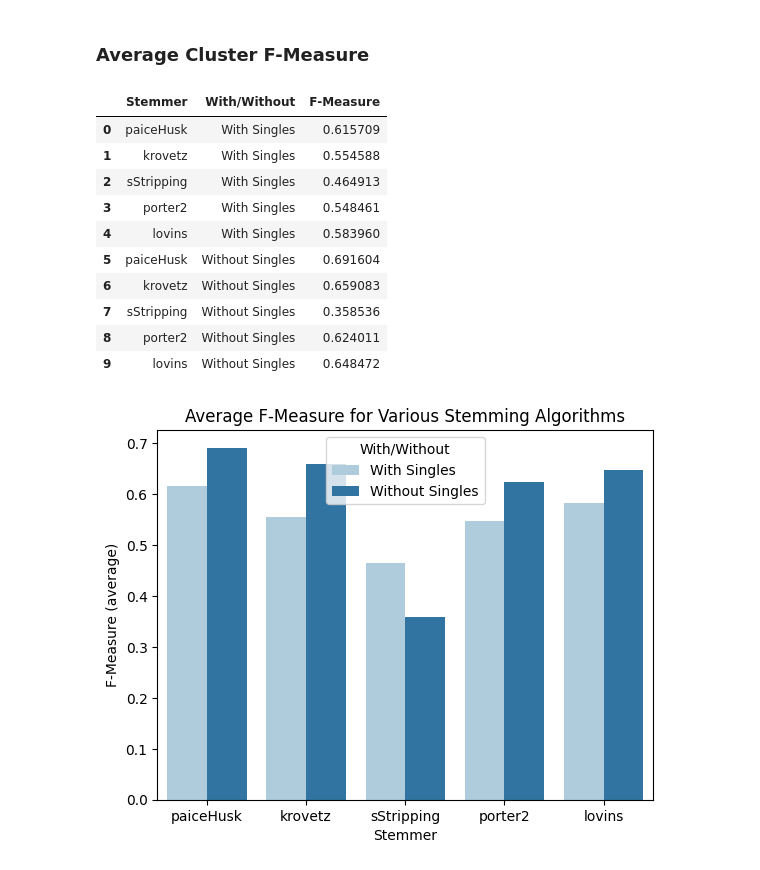
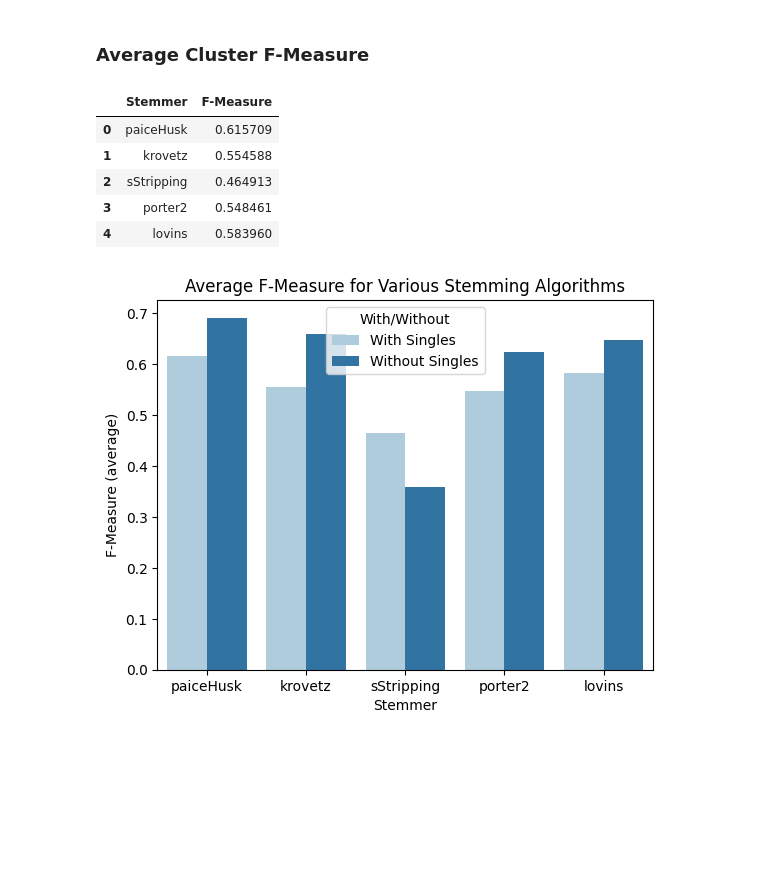
Before and after one commit to Axiomatic314/Stemming, a Jupyter notebook: wikt.ipynb, the cells around one changed output. Drawn from its saved outputs; the diff is of its cells as text; code cells hidden in the pictures; blank space fills up the shorter version.

```diff
--- a/wikt.ipynb
+++ b/wikt.ipynb
@@ -195,28 +195,23 @@ after = [paiceHusk_after_cluster_fmeasures, krovetz_after_cluster_fmeasures, sSt
 # %%
 averages = list()
 for stemmer in before:
     averages.append(stemmer.mean())
-for stemmer in after:
-    averages.append(stemmer.mean())
+# for stemmer in after:
+    # averages.append(stemmer.mean())
 
 data = {
-    "Stemmer" : labels[1:]*2,
-    "With/Without" : ["With Singles"]*5 + ["Without Singles"]*5,
+    "Stemmer" : labels[1:],
+    # "With/Without" : ["With Singles"]*5 + ["Without Singles"]*5,
     "F-Measure" : averages
 }
 
 average_fmeasures = pd.DataFrame(data=data)
 display(average_fmeasures)
 # %% [output]
-|  | Stemmer | With/Without | F-Measure |
-| 0 | paiceHusk | With Singles | 0.615709 |
-| 1 | krovetz | With Singles | 0.554588 |
-| 2 | sStripping | With Singles | 0.464913 |
-| 3 | porter2 | With Singles | 0.548461 |
-| 4 | lovins | With Singles | 0.583960 |
-| 5 | paiceHusk | Without Singles | 0.691604 |
-| 6 | krovetz | Without Singles | 0.659083 |
-| 7 | sStripping | Without Singles | 0.358536 |
-| 8 | porter2 | Without Singles | 0.624011 |
-| 9 | lovins | Without Singles | 0.648472 |
+|  | Stemmer | F-Measure |
+| 0 | paiceHusk | 0.615709 |
+| 1 | krovetz | 0.554588 |
+| 2 | sStripping | 0.464913 |
+| 3 | porter2 | 0.548461 |
+| 4 | lovins | 0.583960 |
 # %%
```
Also changed, not shown: parts of 2 cells of this notebook.
